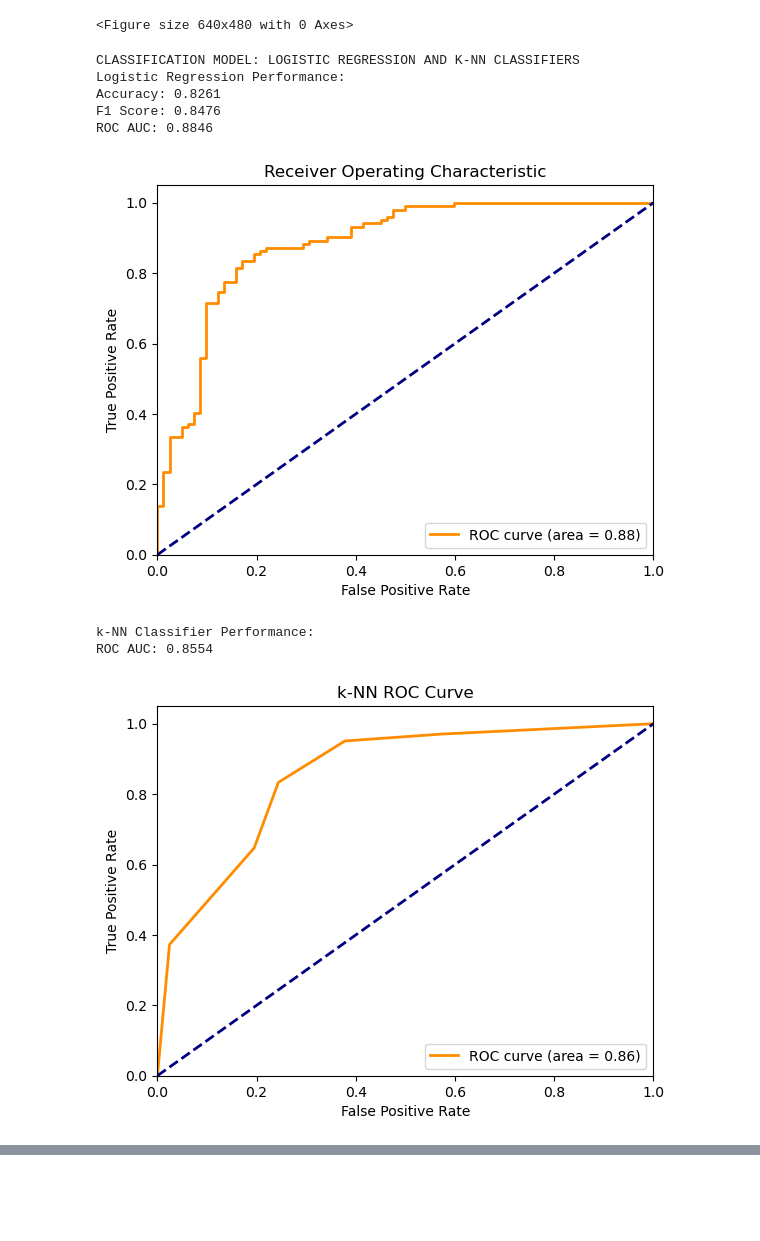
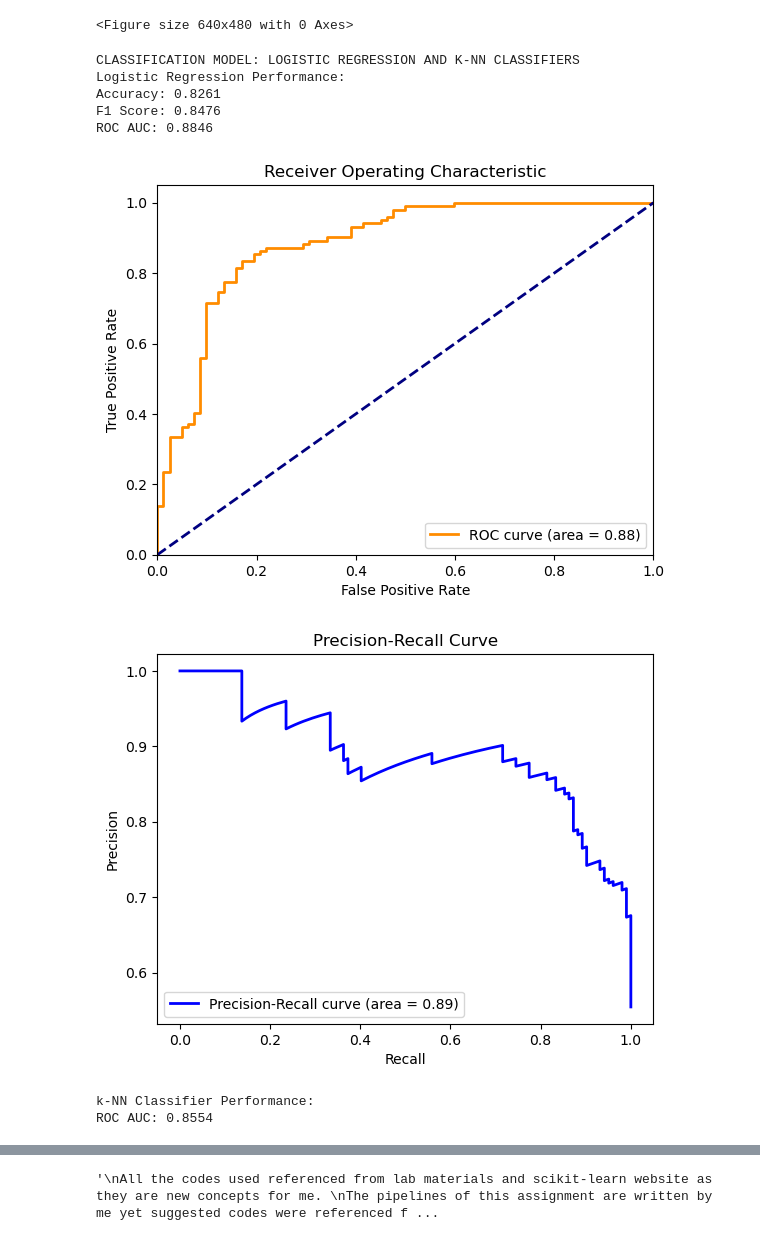
Before and after one commit to nnguyen2255/BINF-5507-Materials, a Jupyter notebook: Assignment2/Scripts/main2.ipynb, the cells around one changed output, grey strips where cells are left out. Drawn from its saved outputs; the diff is of its cells as text; code cells hidden in the pictures; blank space fills up the shorter version.

Commit message:
adding precision and recall plot

```diff
--- a/Assignment2/Scripts/main2.ipynb
+++ b/Assignment2/Scripts/main2.ipynb
@@ -229,11 +230,17 @@ acc_log = accuracy_score(y_test, y_pred)
 f1_log = f1_score(y_test, y_pred)
 roc_auc = roc_auc_score(y_test, y_proba)
 
+# Compute Precision-Recall curve and PR area
+from sklearn.metrics import precision_recall_curve, average_precision_score
+precision, recall, _ = precision_recall_curve(y_test, y_proba)
+average_precision = average_precision_score(y_test, y_proba)
+
 
 print("Logistic Regression Performance:")
 print(f"Accuracy: {acc_log:.4f}")
 print(f"F1 Score: {f1_log:.4f}")
 print(f"ROC AUC: {roc_auc:.4f}")
+
 
 
 # Plot ROC curve
@@ -249,6 +256,15 @@ plt.xlabel('False Positive Rate')
 plt.ylabel('True Positive Rate')
 plt.title('Receiver Operating Characteristic')
 plt.legend(loc='lower right')
+plt.show()
+
+# Plot Precision-Recall curve
+plt.figure()
+plt.plot(recall, precision, color='blue', lw=2, label='Precision-Recall curve (area = %0.2f)' % average_precision)
+plt.xlabel('Recall')
+plt.ylabel('Precision')
+plt.title('Precision-Recall Curve')
+plt.legend(loc='lower left')
 plt.show()
 
 
@@ -267,33 +283,33 @@ print("k-NN Classifier Performance:")
 print(f"ROC AUC: {roc_auc_knn:.4f}")
 
 #Plot ROC curve for k-NN
 # Plot ROC curve
 plt.figure()
 plt.plot(fpr_knn, tpr_knn, color='darkorange', lw=2, label='ROC curve (area = %0.2f)' % roc_auc_knn)
 plt.plot([0, 1], [0, 1], color='navy', lw=2, linestyle='--')
 plt.xlim([0.0, 1.0])
 plt.ylim([0.0, 1.05])
 plt.xlabel('False Positive Rate')
 plt.ylabel('True Positive Rate')
 plt.title('k-NN ROC Curve')
 plt.legend(loc='lower right')
 plt.show()
 
 
 ###NOTE:
 '''
 All the codes used referenced from lab materials and scikit-learn website as they are new concepts for me.
 The pipelines of this assignment are written by me yet suggested codes were referenced from partial VS built-in auto-code completion and chatGPT.
 ChatGPT, 2025 was used to help me find functions for OneHotEncoder, StandardScaler, and error handling for heatmap plotting (new concepts)
 Plots were created using lab materials
 '''
 # %% [output]
 CLASSIFICATION MODEL: LOGISTIC REGRESSION AND K-NN CLASSIFIERS
 Logistic Regression Performance:
 Accuracy: 0.8261
 F1 Score: 0.8476
 ROC AUC: 0.8846
 [figure]
+[figure, new version]
 k-NN Classifier Performance:
 ROC AUC: 0.8554
-[figure, old version]
@@ -299,0 +317 @@ ROC AUC: 0.8554
+'\nAll the codes used referenced from lab materials and scikit-learn website as they are new concepts for me. \nThe pipelines of this assignment are written by me yet suggested codes were referenced f ...
```
Also changed, not shown: parts of 2 cells of this notebook.
